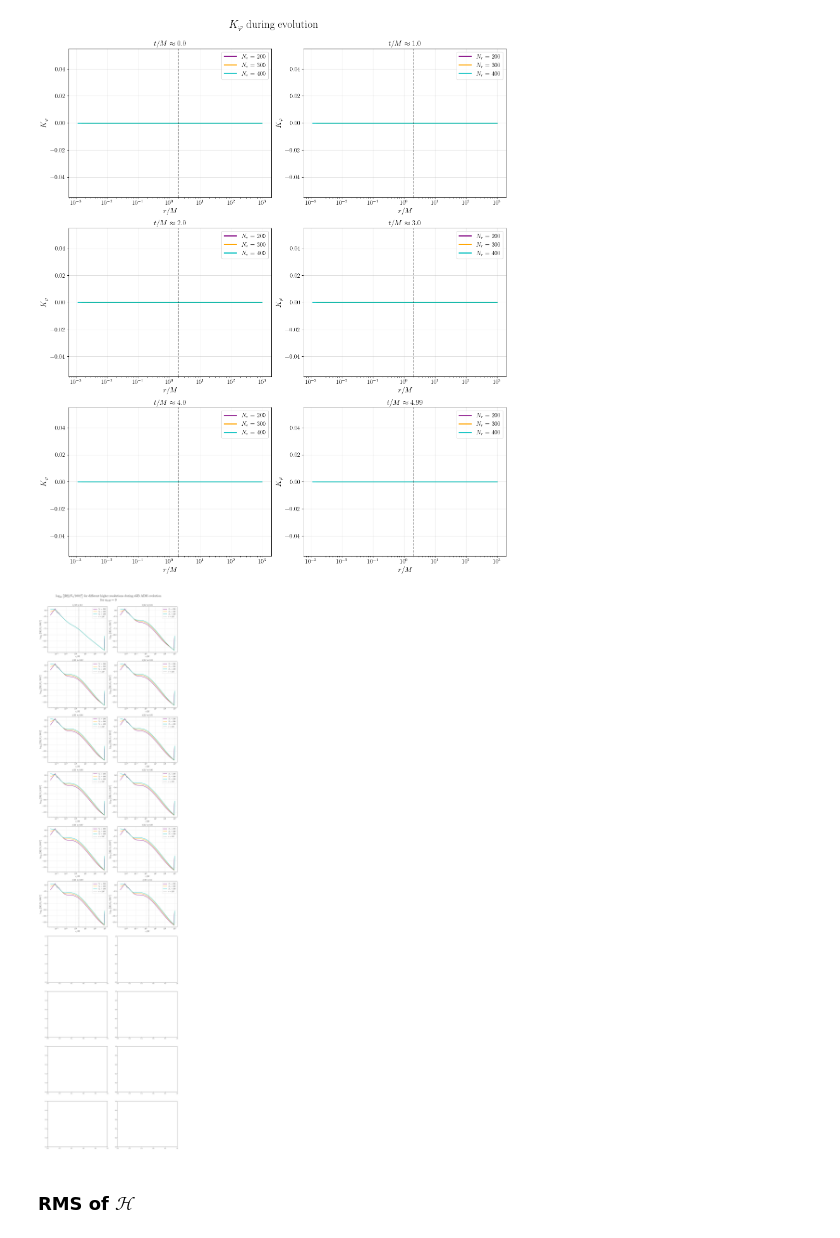
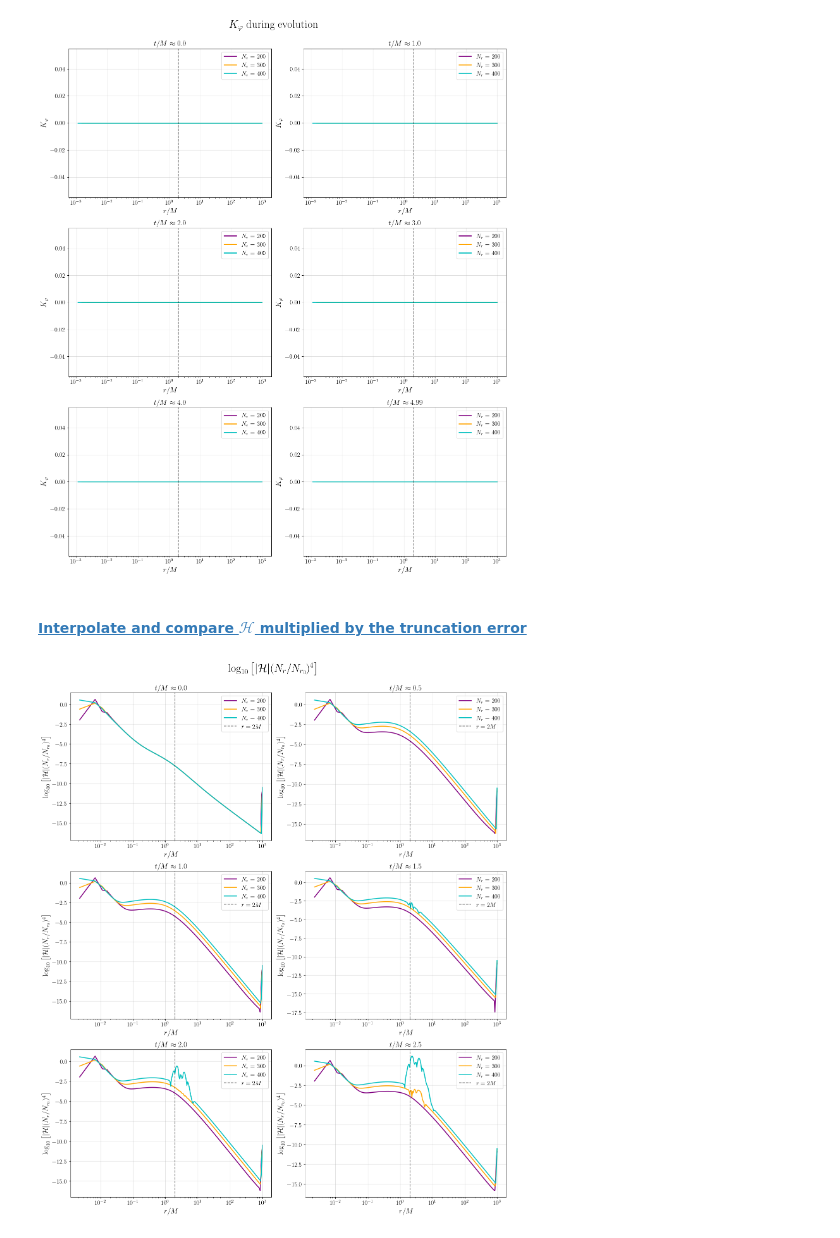
Before and after one commit to benesvit/sGB_ADM_simulation, a Jupyter notebook: sGB_ADM_simulation.ipynb, the cells around one changed output. Cells and saved outputs as stored; diff of their text form; code cells hidden in the pictures.

```diff
--- a/sGB_ADM_simulation.ipynb
+++ b/sGB_ADM_simulation.ipynb
@@ -618,6 +676,8 @@ sg.plot_evolution(6, outdir, r_resolutions, 6)
 sg.plot_evolution(7, outdir, r_resolutions, 6)
 # %% [output]
 [figure]
+# %% [markdown]
+#### <a id='toc1_3_1_1_'></a>[Interpolate and compare $\mathcal{H}$ multiplied by the truncation error](#toc0_)
 # %%
 from scipy.interpolate import interp1d
 import numpy as np
@@ -625,7 +685,7 @@ from matplotlib import pyplot as plt
 import simulation_graphs as sg
 import os
 
-N_plots = 20
+N_plots = 6
 
 resolutions = r_resolutions
 data_dir = os.path.join('sGB_ADM_Ccodes', "output")
@@ -659,36 +719,33 @@ for i,file_at_step in enumerate(files):
     # Interpolate H200 values on the r100 grid
     H2_on_r1 = interp_func1(r1)
     H3_on_r1 = interp_func2(r1)
 
 
     axs[i].plot(r1, H1, label=f'$N_r = $ {resolutions[0]}', color=colors[0], linewidth=2)
     axs[i].plot(r1, H2_on_r1, label=f'$N_r = $ {resolutions[1]}', color=colors[1], linewidth=2)
     axs[i].plot(r1, H3_on_r1, label=f'$N_r = $ {resolutions[2]}', color=colors[2], linewidth=2)
 
     axs[i].set_xscale('log')
     axs[i].axvline(x=2, color='black', linestyle='--', linewidth=1.5, label='$r = 2M$', alpha = 0.5)
     # axs[i].set_ylim(-15, 2.5)
     axs[i].set_xlabel('$r/M$', fontsize=17)
-    axs[i].set_ylabel(r'$\log_{10}\big[|\mathcal{H}| (N_{r}/400)^4$\big]', fontsize=17)
+    axs[i].set_ylabel(r'$\log_{10}\big[|\mathcal{H}| (N_{r}/N_{r_0})^4$\big]', fontsize=17)
     dt = sg.find_dt(data_dir,400)
     file_index = sg.get_file_index(file_at_step[0])
     axs[i].set_title(f'$t/M \\approx {round(int(file_index) * dt + dt, 2)}$', fontsize=17)
 
     # Improved legend placement
     axs[i].legend(fontsize = 14)
 
     # Add a grid for better readability
     axs[i].grid(alpha=0.4)
 
     axs[i].tick_params(axis='both', which='major', labelsize=14)
 
-fig.suptitle(r'\begin{center}$\log_{10}\big[|\mathcal{H}| (N_{r}/100)^4$\big] for different higher resolutions during sGB ADM evolution \\ for $f(\Phi) = \frac{1}{12}(1-e^{-6\Phi^2})$ and $\alpha_{GB} = 0.05$\end{center}', fontsize=25)
-fig.suptitle(r'\begin{center}$\log_{10}\big[|\mathcal{H}| (N_{r}/100)^4$\big] for different higher resolutions during sGB ADM evolution \\ for $\alpha_{GB} = 0$\end{center}', fontsize=25)
+fig.suptitle(r'$\log_{10}\big[|\mathcal{H}| (N_{r}/N_{r_0})^4$\big]', fontsize=25)
 
 
 plt.tight_layout(rect=[0, 0, 1, 0.98])
 # plt.savefig(os.path.join('figs', '005sGB_convergence_high_res.png'), dpi=450)
 # %% [output]
-[figure, old version]
+[figure, new version]
-# %% [markdown]
-### RMS of $\mathcal{H}$
```
Also changed, not shown: parts of 40 cells of this notebook, 2 other files.
